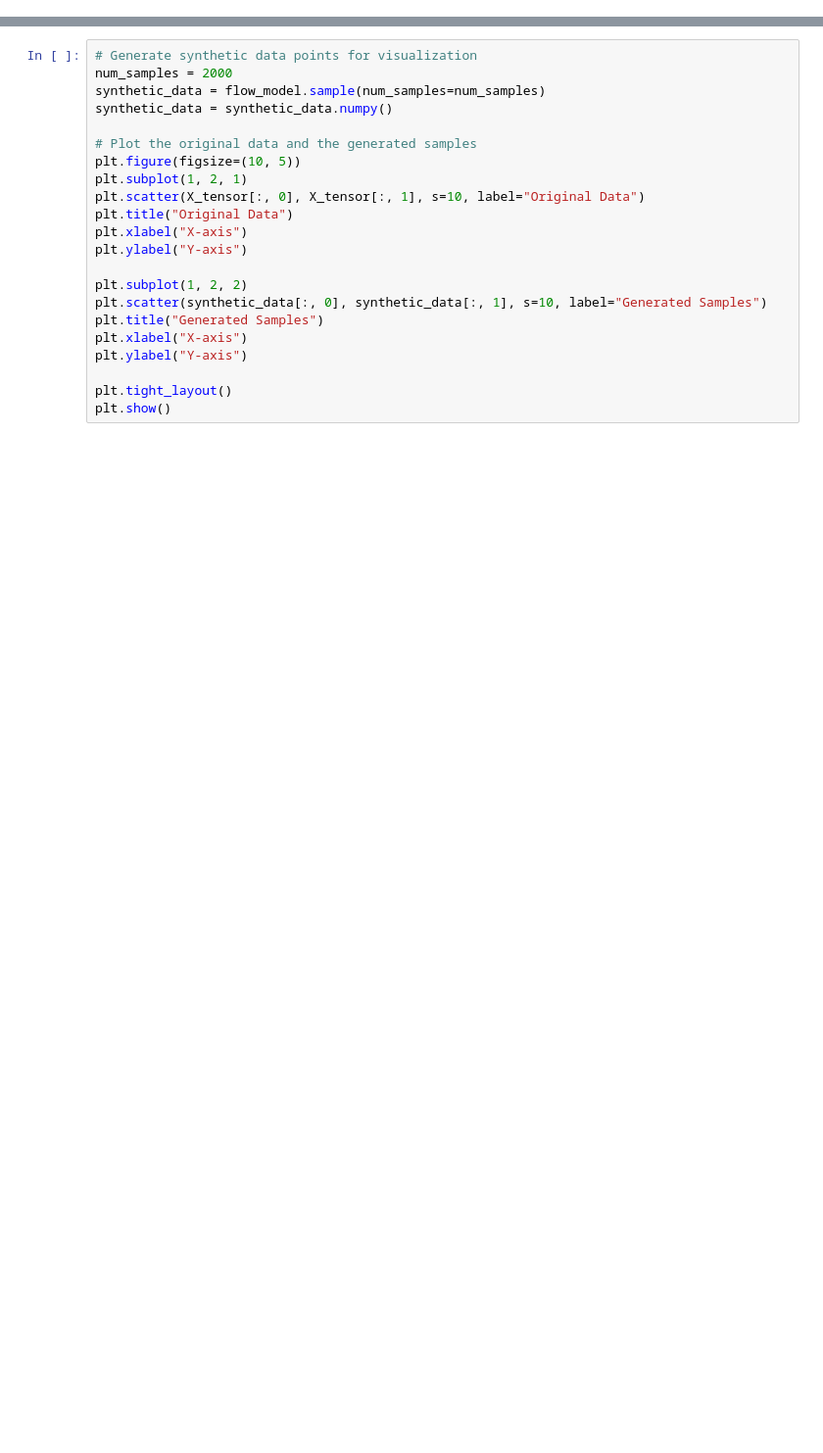
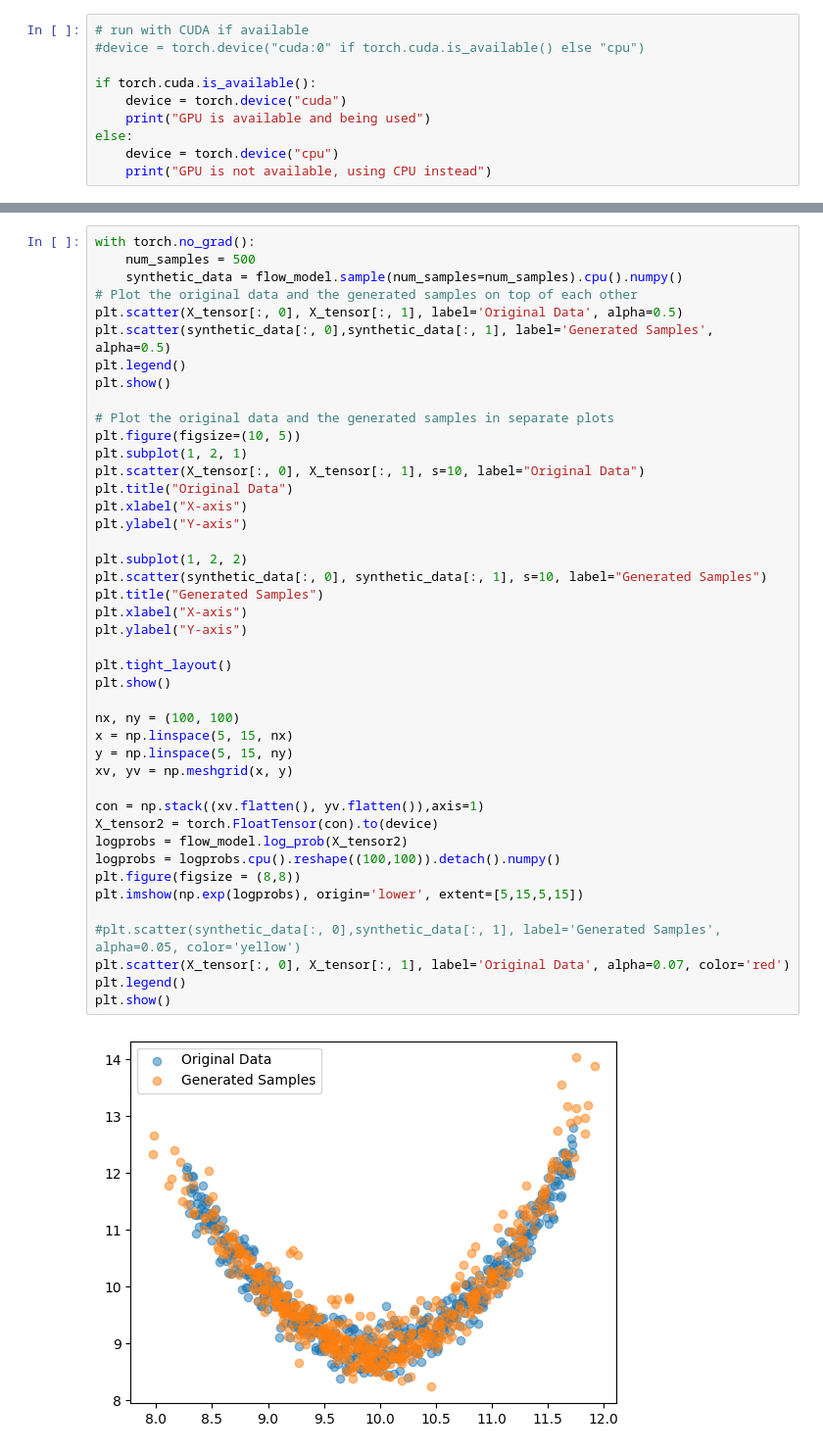
Before and after one commit to FenrisWulven/Normalising-Flow-DNN, a Jupyter notebook: CouplingFlow_toy.ipynb, the cells around one changed output, grey strips where cells are left out. Shown at 98% size. Cells and saved outputs as stored; diff of their text form; blank space fills up the shorter version.

```diff
--- a/CouplingFlow_toy.ipynb
+++ b/CouplingFlow_toy.ipynb
@@ -17,0 +22,10 @@ from scipy.stats import gaussian_kde
+# %%
+# run with CUDA if available
+#device = torch.device("cuda:0" if torch.cuda.is_available() else "cpu")
+
+if torch.cuda.is_available():
+    device = torch.device("cuda")
+    print("GPU is available and being used")
+else:
+    device = torch.device("cpu")
+    print("GPU is not available, using CPU instead")
@@ -221,22 +477,45 @@ RuntimeError: mat1 and mat2 shapes cannot be multiplied (500x1 and 2x32)
 # %%
-# Generate synthetic data points for visualization
-num_samples = 2000
-synthetic_data = flow_model.sample(num_samples=num_samples)
-synthetic_data = synthetic_data.numpy()
+with torch.no_grad():
+    num_samples = 500
+    synthetic_data = flow_model.sample(num_samples=num_samples).cpu().numpy()
+# Plot the original data and the generated samples on top of each other
+plt.scatter(X_tensor[:, 0], X_tensor[:, 1], label='Original Data', alpha=0.5)
+plt.scatter(synthetic_data[:, 0],synthetic_data[:, 1], label='Generated Samples', alpha=0.5)
+plt.legend()
+plt.show()
 
-# Plot the original data and the generated samples
+# Plot the original data and the generated samples in separate plots
 plt.figure(figsize=(10, 5))
 plt.subplot(1, 2, 1)
 plt.scatter(X_tensor[:, 0], X_tensor[:, 1], s=10, label="Original Data")
 plt.title("Original Data")
 plt.xlabel("X-axis")
 plt.ylabel("Y-axis")
 
 plt.subplot(1, 2, 2)
 plt.scatter(synthetic_data[:, 0], synthetic_data[:, 1], s=10, label="Generated Samples")
 plt.title("Generated Samples")
 plt.xlabel("X-axis")
 plt.ylabel("Y-axis")
 
 plt.tight_layout()
 plt.show()
+
+nx, ny = (100, 100)
+x = np.linspace(5, 15, nx)
+y = np.linspace(5, 15, ny)
+xv, yv = np.meshgrid(x, y)
+
+con = np.stack((xv.flatten(), yv.flatten()),axis=1)
+X_tensor2 = torch.FloatTensor(con).to(device)
+logprobs = flow_model.log_prob(X_tensor2)
+logprobs = logprobs.cpu().reshape((100,100)).detach().numpy()
+plt.figure(figsize = (8,8))
+plt.imshow(np.exp(logprobs), origin='lower', extent=[5,15,5,15])
+
+#plt.scatter(synthetic_data[:, 0],synthetic_data[:, 1], label='Generated Samples', alpha=0.05, color='yellow')
+plt.scatter(X_tensor[:, 0], X_tensor[:, 1], label='Original Data', alpha=0.07, color='red')
+plt.legend()
+plt.show()
+# %% [output]
+[figure, added]
```
Also changed, not shown: parts of 17 cells of this notebook, 31 other files.
